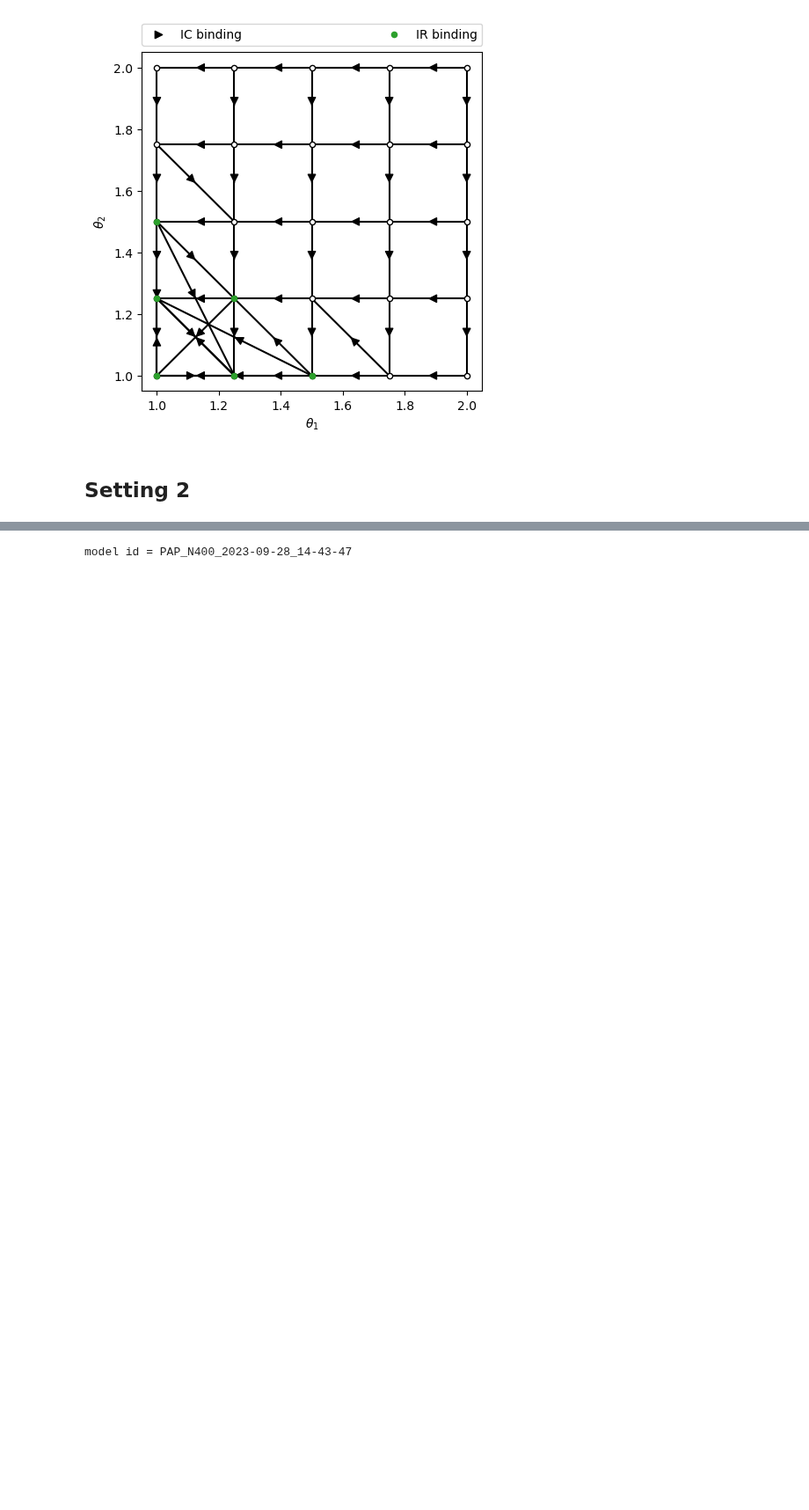
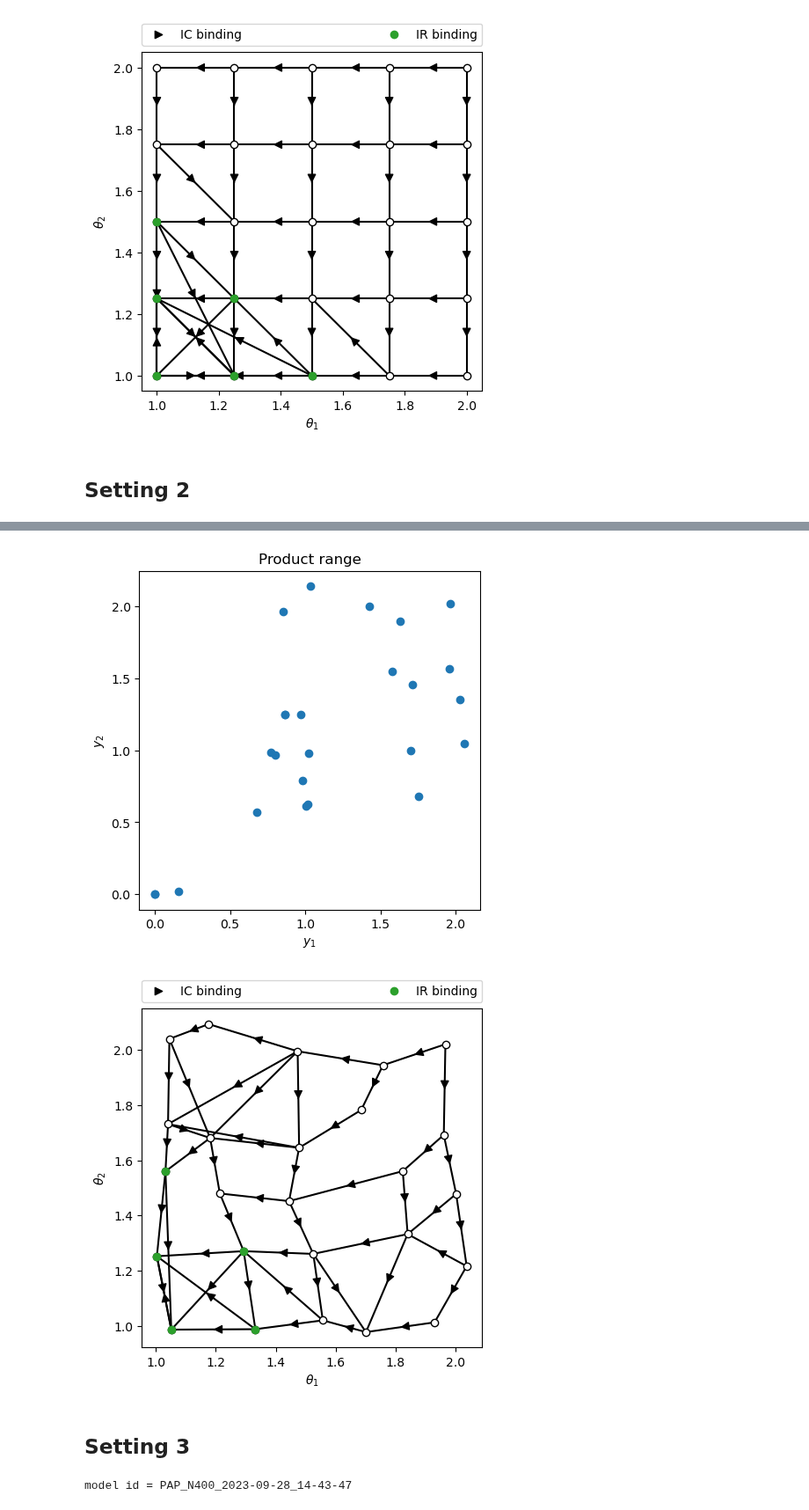
Before and after one commit to x-dupuis/screening-algo, a Jupyter notebook: examples/monopolist.ipynb, the cells around one changed output, grey strips where cells are left out. Shown at 88% size. Drawn from its saved outputs; the diff is of its cells as text; code cells hidden in the pictures; blank space fills up the shorter version.

```diff
--- a/examples/monopolist.ipynb
+++ b/examples/monopolist.ipynb
@@ -50,3 +87,11 @@ model.constraints(path='results/'+model.id+'_constraints')
+# %%
+model.range(title='Product range', )# path='results/'+model.id+'_products_perturbed')
+model.constraints() #path='results/'+model.id+'_constraints_perturbed')
+# %% [output]
+[figure, added]
+[figure, added]
+# %% [markdown]
+## Setting 3
 # %%
 ### Types setting
 n0, n1 = 20, 20
```
Also changed, not shown: parts of 6 cells of this notebook, 1 other file.
